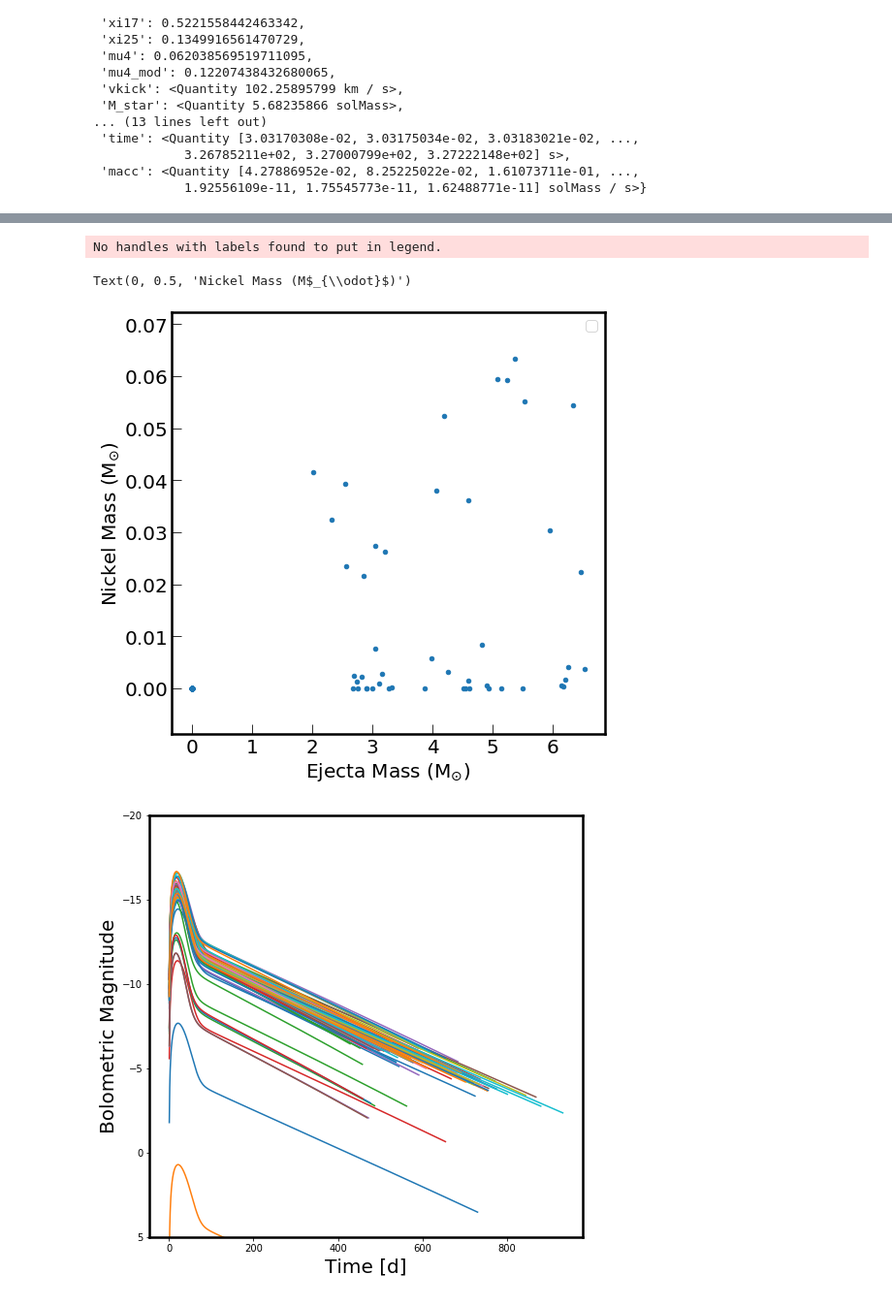
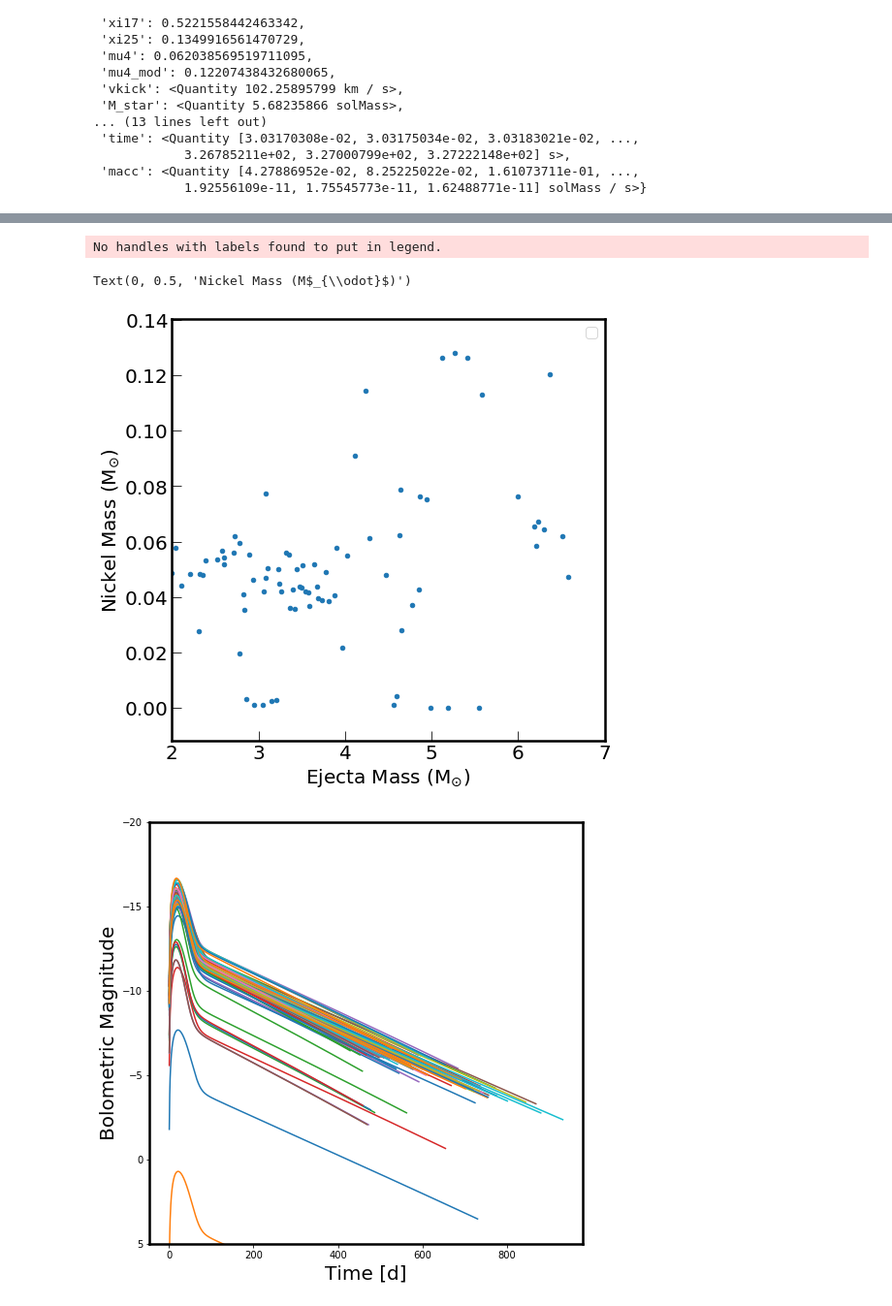
Before and after one commit to jantoniadis/analytic_explosions, a Jupyter notebook: analytic_explosions.ipynb, the cells around one changed output, grey strips where cells are left out. Shown: that part at 97% size. Drawn from its saved outputs; the diff is of its cells as text; code cells hidden in the pictures.

Commit message:
remove alpha_outflow factor for the outer layers of the envelope

```diff
--- a/analytic_explosions.ipynb
+++ b/analytic_explosions.ipynb
@@ -480,14 +495,14 @@ def criterion(profile,
     for i in range(i_final+1, jj[-1]):
         e_diag[i] = u.Quantity(e_diag[i-1],u.erg)
         eexp = e_diag[i] + (ybind[i-1] - ybind[i])
-      #  v_shock[i] = (con_matzner * np.sqrt(max(e_diag[i],0.0) / (mass[i] - m_init).cgs) * ((mass[i] - m_init).cgs / (rho[i].cgs * radius[i].cgs**3))**0.19)
         v_shock[i] = (con_matzner * np.sqrt(max([eexp, 0*u.erg]) / (mass[i] - m_init).cgs) * ((mass[i] - m_init).cgs / (rho[i].cgs * radius[i].cgs**3))**0.19)
-      #  v_shock[i] = (((con_matzner * np.sqrt(max(eexp, 0*u.erg).cgs / (mass[i] - m_init).cgs) * ((mass[i] - m_init).cgs / (rho[i].cgs * radius[i].cgs**3))**0.19))).value * u.cm/u.s
         T9[i] = ((3/(c.sigma_sb*4./c.c))*((beta)/(beta-1))*rho[i]*v_shock[i]**2)**0.25*1e-9
-    #    #T9=((((3*beta-1.)/(beta*c.sigma_sb*4./c.c)*rho[i]*v_shock[i]**2)**(1./4.)).to(u.K)/1e9)
+
         eburn_i,dmni56 = eburn(profile,T9[i].value,i,rho[i].value,beta=beta)
-        mNi56 += dmni56*alpha_outflow
-        e_diag[i] = eexp + eburn_i*alpha_outflow
+        mNi56 += dmni56
+        #*alpha_outflow
+        e_diag[i] = eexp + eburn_i
+        #*alpha_outflow
         e_expl = e_diag[i]
         e_burn += eburn_i
 
@@ -605,7 +620,7 @@ criterion(profile,wind=True,_use_egrav=False)
             1.92556109e-11, 1.75545773e-11, 1.62488771e-11] solMass / s>}
 # %%
 profile=mr.MesaData('../009.0_final_profile.data').data
-res=criterion(profile,wind=True,_use_egrav=True,eta_outflow=1.0)
+res=criterion(profile,wind=True,_use_egrav=True,eta_outflow=1.0,alpha_outflow=0.3)
 # %%
     rho=(10**profile('logRho')[::-1])*u.g/(u.cm**3)
     mass=profile('mass')[::-1]*u.Msun
@@ -647,7 +662,7 @@ for sub in subfolders:
             #print(sub+file)
             #if file!="009.0_final_profile.data" and file!="010.0_final_profile.data":
             profile=mr.MesaData(folder+sub+file).data
-            res = criterion(profile,wind=True,_use_egrav=True,alpha_outflow=1.0)
+            res = criterion(profile,wind=True,_use_egrav=True)
             ni56.append(res['M_ni56'].value)
             E_exp.append(res['E_expl'].value)
             M_ej.append(res['M_ej'].value)
@@ -657,3 +672,4 @@ for sub in subfolders:
             mfinal.append(res['M_star'].value)
             rfinal.append(res['R_star'].value)
             mwind.append(res['M_wind'])
+            print(m_grav[-1],ni56[-1],M_ej[-1],E_exp[-1])
@@ -660,30 +694,16 @@ for sub in subfolders:
 # %%
-def prepare_canvas():
-    plt.rcParams['figure.figsize'] = [8, 8]
-    plt.rcParams['axes.linewidth'] = 2.5
-    plt.legend(prop={'size': 15})
-
-    fontsize = 20
-    ax = plt.gca()
-    ax.tick_params(direction='in',length=10)
-    for tick in ax.xaxis.get_major_ticks():
-        tick.label1.set_fontsize(fontsize)
-        #tick.label1.set_fontweight('bold')
-    for tick in ax.yaxis.get_major_ticks():
-        tick.label1.set_fontsize(fontsize)
-        #tick.label1.set_fontweight('bold')
 prepare_canvas()
 plt.scatter(M_ej,ni56,s=20.0)
 #plt.scatter(mfinal,m_grav,s=5.0)
 #plt.hist(m_grav,bins=10)
-#plt.xlim([4,30])
+plt.xlim([2,7])
 plt.xlabel(r'Ejecta Mass (M$_{\odot}$)',fontsize=20)
 plt.ylabel(r'Nickel Mass (M$_{\odot}$)',fontsize=20)
 #plt.savefig('../minit_vs_mns.pdf')
 # %% [output]
 No handles with labels found to put in legend.
 Text(0, 0.5, 'Nickel Mass (M$_{\\odot}$)')
-[figure, old version]
+[figure, new version]
 # %%
 t = np.arange(0.1,1000.,0.5)
 i=0
```
Also changed, not shown: parts of 3 cells of this notebook.
